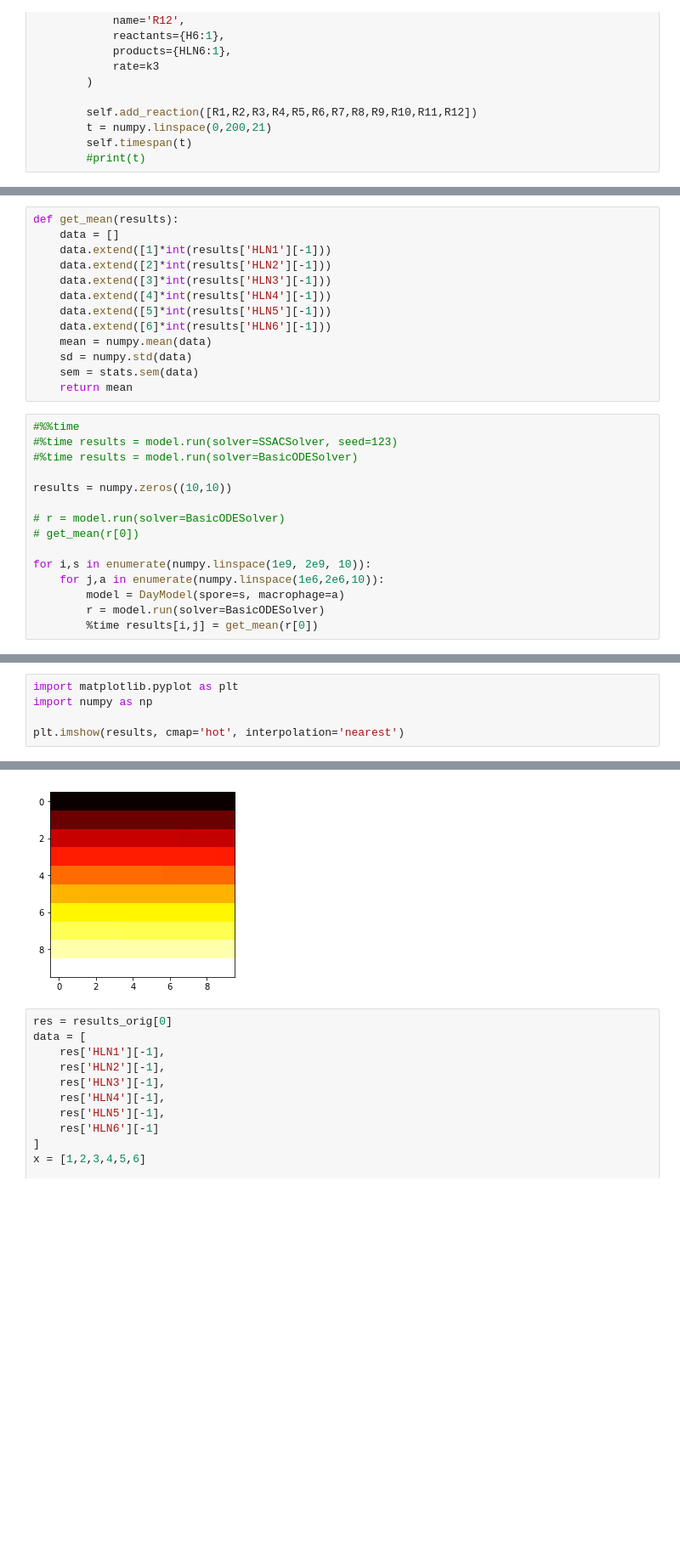
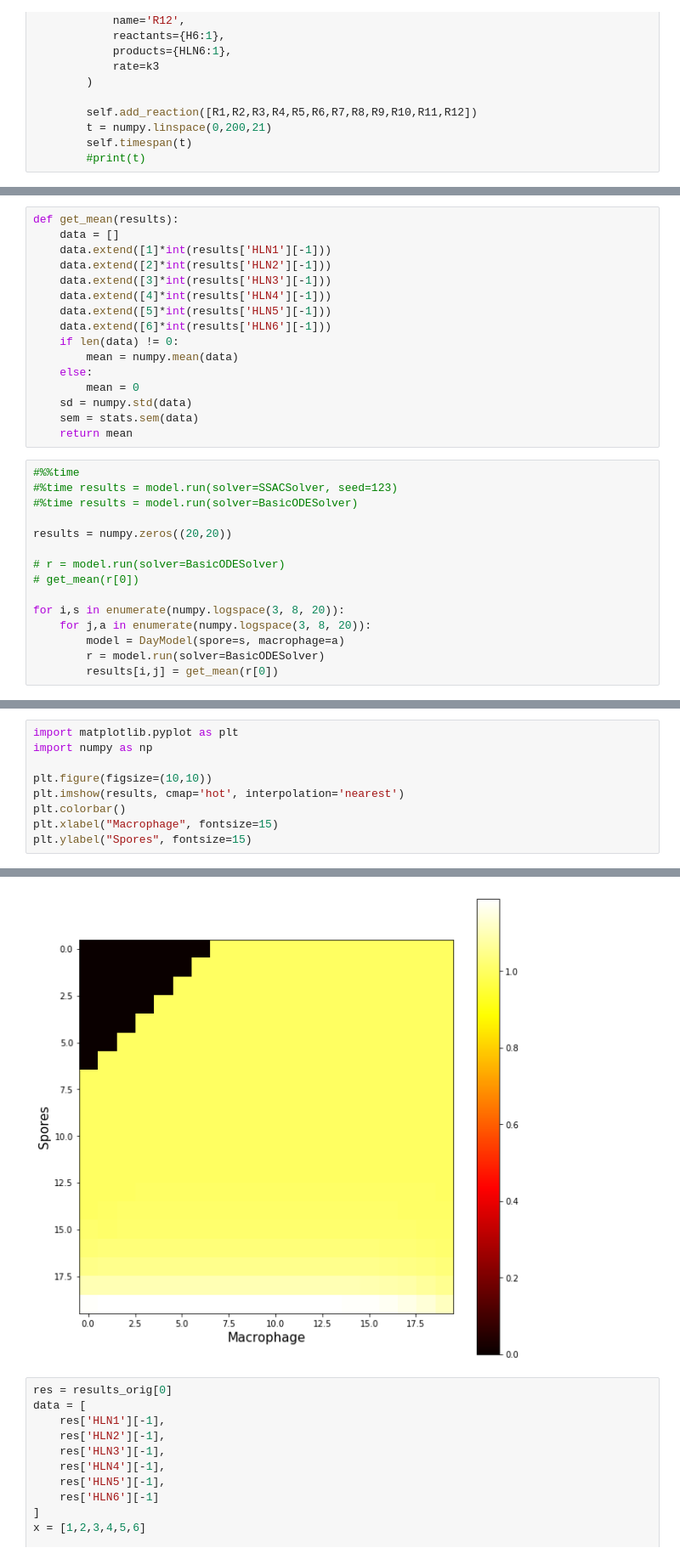
Before and after one commit to technodivergent/Bacillus_Anthracis_Simulation, a Jupyter notebook: Lung Submodel.ipynb, the cells around one changed output, grey strips where cells are left out. Shown at 85% size. Saved outputs shown, nothing was run; the diff lists cells and outputs as text; blank space fills up the shorter version.

```diff
--- a/Lung Submodel.ipynb
+++ b/Lung Submodel.ipynb
@@ -152,7 +152,10 @@ def get_mean(results):
     data.extend([4]*int(results['HLN4'][-1]))
     data.extend([5]*int(results['HLN5'][-1]))
     data.extend([6]*int(results['HLN6'][-1]))
-    mean = numpy.mean(data)
+    if len(data) != 0:
+        mean = numpy.mean(data)
+    else:
+        mean = 0
     sd = numpy.std(data)
     sem = stats.sem(data)
     return mean
@@ -161,13 +164,13 @@ def get_mean(results):
 #%time results = model.run(solver=SSACSolver, seed=123)
 #%time results = model.run(solver=BasicODESolver)
 
-results = numpy.zeros((10,10))
+results = numpy.zeros((20,20))
 
 # r = model.run(solver=BasicODESolver)
 # get_mean(r[0])
 
-for i,s in enumerate(numpy.linspace(1e9, 2e9, 10)):
-    for j,a in enumerate(numpy.linspace(1e6,2e6,10)):
+for i,s in enumerate(numpy.logspace(3, 8, 20)):
+    for j,a in enumerate(numpy.logspace(3, 8, 20)):
         model = DayModel(spore=s, macrophage=a)
         r = model.run(solver=BasicODESolver)
-        %time results[i,j] = get_mean(r[0])
+        results[i,j] = get_mean(r[0])
@@ -216,5 +202,9 @@ print(results)
 import matplotlib.pyplot as plt
 import numpy as np
 
+plt.figure(figsize=(10,10))
 plt.imshow(results, cmap='hot', interpolation='nearest')
+plt.colorbar()
+plt.xlabel("Macrophage", fontsize=15)
+plt.ylabel("Spores", fontsize=15)
 # %% [output]
@@ -222,4 +212,4 @@ plt.imshow(results, cmap='hot', interpolation='nearest')
-[figure, old version]
+[figure, new version]
 # %%
 res = results_orig[0]
 data = [
```
Also changed, not shown: parts of 6 cells of this notebook.
